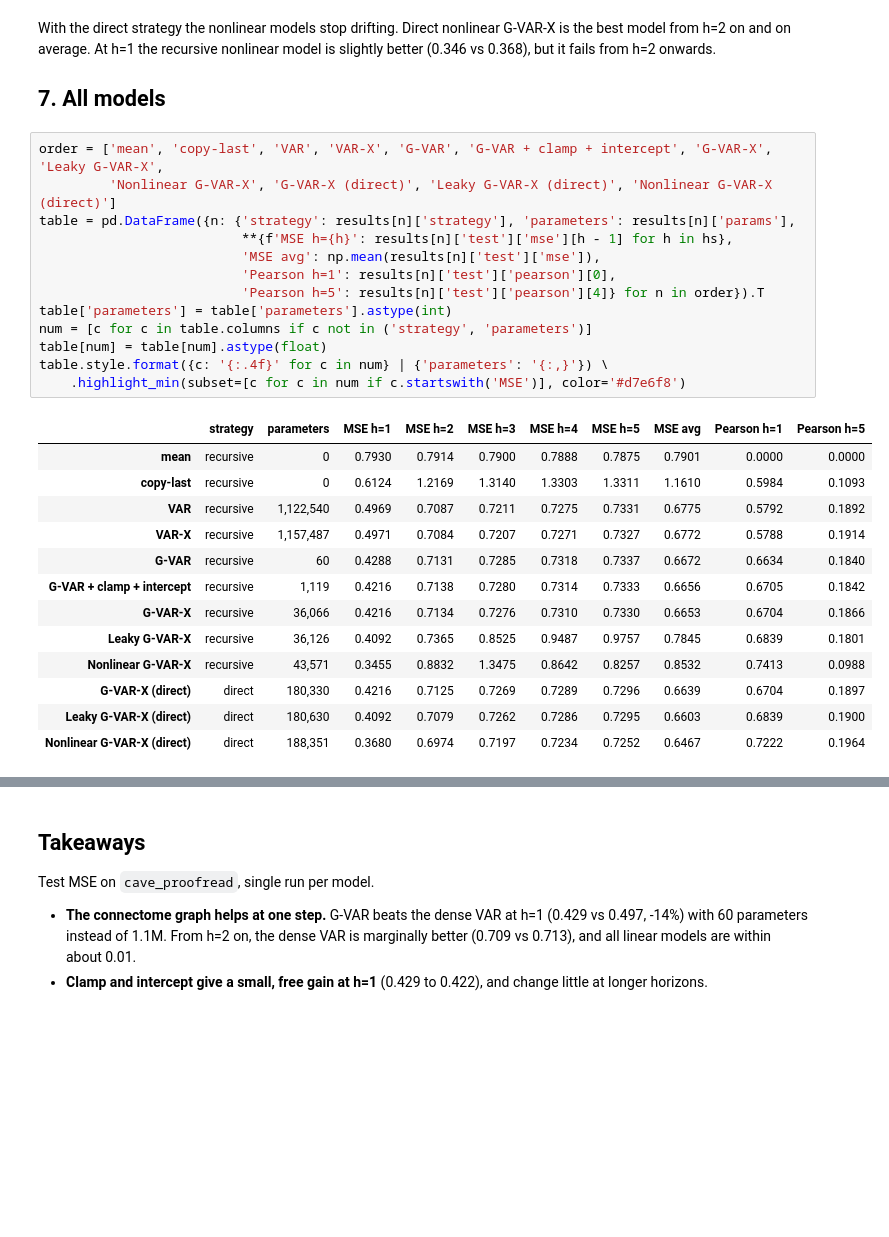
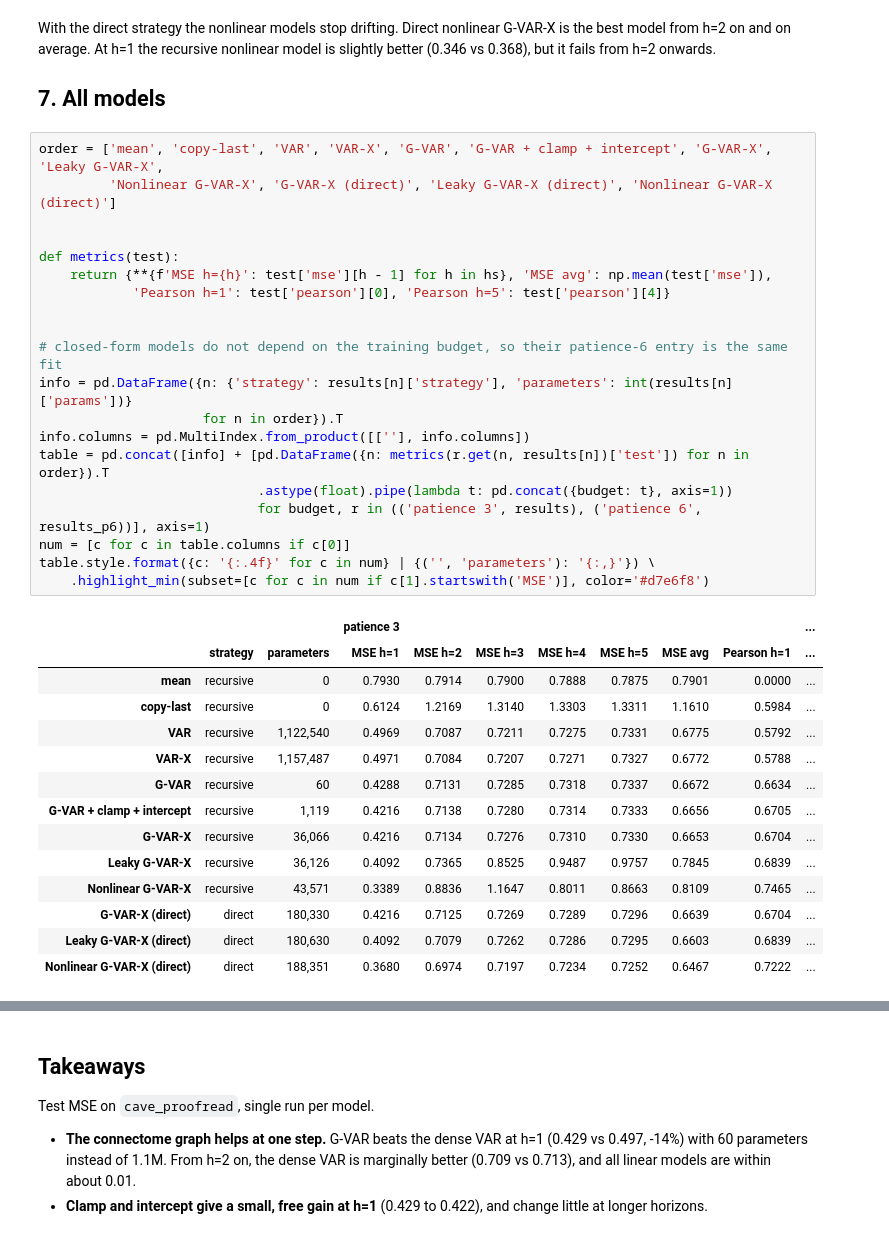
Before and after one commit to G00DCOD3R/Neural-Forecasting, a Jupyter notebook: models/GVAR/gvar_extensions.ipynb, the cells around one changed output, grey strips where cells are left out. Cells and saved outputs as stored; diff of their text form; blank space fills up the shorter version.

```diff
--- a/models/GVAR/gvar_extensions.ipynb
+++ b/models/GVAR/gvar_extensions.ipynb
@@ -224,30 +228,38 @@ With the direct strategy the nonlinear models stop drifting. Direct nonlinear G-
 # %%
 order = ['mean', 'copy-last', 'VAR', 'VAR-X', 'G-VAR', 'G-VAR + clamp + intercept', 'G-VAR-X', 'Leaky G-VAR-X',
          'Nonlinear G-VAR-X', 'G-VAR-X (direct)', 'Leaky G-VAR-X (direct)', 'Nonlinear G-VAR-X (direct)']
-table = pd.DataFrame({n: {'strategy': results[n]['strategy'], 'parameters': results[n]['params'],
-                          **{f'MSE h={h}': results[n]['test']['mse'][h - 1] for h in hs},
-                          'MSE avg': np.mean(results[n]['test']['mse']),
-                          'Pearson h=1': results[n]['test']['pearson'][0],
-                          'Pearson h=5': results[n]['test']['pearson'][4]} for n in order}).T
-table['parameters'] = table['parameters'].astype(int)
-num = [c for c in table.columns if c not in ('strategy', 'parameters')]
-table[num] = table[num].astype(float)
-table.style.format({c: '{:.4f}' for c in num} | {'parameters': '{:,}'}) \
-    .highlight_min(subset=[c for c in num if c.startswith('MSE')], color='#d7e6f8')
+
+
+def metrics(test):
+    return {**{f'MSE h={h}': test['mse'][h - 1] for h in hs}, 'MSE avg': np.mean(test['mse']),
+            'Pearson h=1': test['pearson'][0], 'Pearson h=5': test['pearson'][4]}
+
+
+# closed-form models do not depend on the training budget, so their patience-6 entry is the same fit
+info = pd.DataFrame({n: {'strategy': results[n]['strategy'], 'parameters': int(results[n]['params'])}
+                     for n in order}).T
+info.columns = pd.MultiIndex.from_product([[''], info.columns])
+table = pd.concat([info] + [pd.DataFrame({n: metrics(r.get(n, results[n])['test']) for n in order}).T
+                            .astype(float).pipe(lambda t: pd.concat({budget: t}, axis=1))
+                            for budget, r in (('patience 3', results), ('patience 6', results_p6))], axis=1)
+num = [c for c in table.columns if c[0]]
+table.style.format({c: '{:.4f}' for c in num} | {('', 'parameters'): '{:,}'}) \
+    .highlight_min(subset=[c for c in num if c[1].startswith('MSE')], color='#d7e6f8')
 # %% [output]
-|  | strategy | parameters | MSE h=1 | MSE h=2 | MSE h=3 | MSE h=4 | MSE h=5 | MSE avg | Pearson h=1 | Pearson h=5 |
-| mean | recursive | 0 | 0.7930 | 0.7914 | 0.7900 | 0.7888 | 0.7875 | 0.7901 | 0.0000 | 0.0000 |
-| copy-last | recursive | 0 | 0.6124 | 1.2169 | 1.3140 | 1.3303 | 1.3311 | 1.1610 | 0.5984 | 0.1093 |
-| VAR | recursive | 1,122,540 | 0.4969 | 0.7087 | 0.7211 | 0.7275 | 0.7331 | 0.6775 | 0.5792 | 0.1892 |
-| VAR-X | recursive | 1,157,487 | 0.4971 | 0.7084 | 0.7207 | 0.7271 | 0.7327 | 0.6772 | 0.5788 | 0.1914 |
-| G-VAR | recursive | 60 | 0.4288 | 0.7131 | 0.7285 | 0.7318 | 0.7337 | 0.6672 | 0.6634 | 0.1840 |
-| G-VAR + clamp + intercept | recursive | 1,119 | 0.4216 | 0.7138 | 0.7280 | 0.7314 | 0.7333 | 0.6656 | 0.6705 | 0.1842 |
-| G-VAR-X | recursive | 36,066 | 0.4216 | 0.7134 | 0.7276 | 0.7310 | 0.7330 | 0.6653 | 0.6704 | 0.1866 |
-| Leaky G-VAR-X | recursive | 36,126 | 0.4092 | 0.7365 | 0.8525 | 0.9487 | 0.9757 | 0.7845 | 0.6839 | 0.1801 |
-| Nonlinear G-VAR-X | recursive | 43,571 | 0.3455 | 0.8832 | 1.3475 | 0.8642 | 0.8257 | 0.8532 | 0.7413 | 0.0988 |
-| G-VAR-X (direct) | direct | 180,330 | 0.4216 | 0.7125 | 0.7269 | 0.7289 | 0.7296 | 0.6639 | 0.6704 | 0.1897 |
-| Leaky G-VAR-X (direct) | direct | 180,630 | 0.4092 | 0.7079 | 0.7262 | 0.7286 | 0.7295 | 0.6603 | 0.6839 | 0.1900 |
-| Nonlinear G-VAR-X (direct) | direct | 188,351 | 0.3680 | 0.6974 | 0.7197 | 0.7234 | 0.7252 | 0.6467 | 0.7222 | 0.1964 |
+|  |  |  | patience 3 |  |  |  |  |  |  | ... |
+|  | strategy | parameters | MSE h=1 | MSE h=2 | MSE h=3 | MSE h=4 | MSE h=5 | MSE avg | Pearson h=1 | ... |
+| mean | recursive | 0 | 0.7930 | 0.7914 | 0.7900 | 0.7888 | 0.7875 | 0.7901 | 0.0000 | ... |
+| copy-last | recursive | 0 | 0.6124 | 1.2169 | 1.3140 | 1.3303 | 1.3311 | 1.1610 | 0.5984 | ... |
+| VAR | recursive | 1,122,540 | 0.4969 | 0.7087 | 0.7211 | 0.7275 | 0.7331 | 0.6775 | 0.5792 | ... |
+| VAR-X | recursive | 1,157,487 | 0.4971 | 0.7084 | 0.7207 | 0.7271 | 0.7327 | 0.6772 | 0.5788 | ... |
+| G-VAR | recursive | 60 | 0.4288 | 0.7131 | 0.7285 | 0.7318 | 0.7337 | 0.6672 | 0.6634 | ... |
+| G-VAR + clamp + intercept | recursive | 1,119 | 0.4216 | 0.7138 | 0.7280 | 0.7314 | 0.7333 | 0.6656 | 0.6705 | ... |
+| G-VAR-X | recursive | 36,066 | 0.4216 | 0.7134 | 0.7276 | 0.7310 | 0.7330 | 0.6653 | 0.6704 | ... |
+| Leaky G-VAR-X | recursive | 36,126 | 0.4092 | 0.7365 | 0.8525 | 0.9487 | 0.9757 | 0.7845 | 0.6839 | ... |
+| Nonlinear G-VAR-X | recursive | 43,571 | 0.3389 | 0.8836 | 1.1647 | 0.8011 | 0.8663 | 0.8109 | 0.7465 | ... |
+| G-VAR-X (direct) | direct | 180,330 | 0.4216 | 0.7125 | 0.7269 | 0.7289 | 0.7296 | 0.6639 | 0.6704 | ... |
+| Leaky G-VAR-X (direct) | direct | 180,630 | 0.4092 | 0.7079 | 0.7262 | 0.7286 | 0.7295 | 0.6603 | 0.6839 | ... |
+| Nonlinear G-VAR-X (direct) | direct | 188,351 | 0.3680 | 0.6974 | 0.7197 | 0.7234 | 0.7252 | 0.6467 | 0.7222 | ... |
 # %%
 models = [n for n in order if n not in ('mean', 'copy-last')]
 fig, axes = plt.subplots(1, 2, figsize=(11, 4.6), sharey=True)
```
Also changed, not shown: parts of 11 cells of this notebook, 2 other files.
